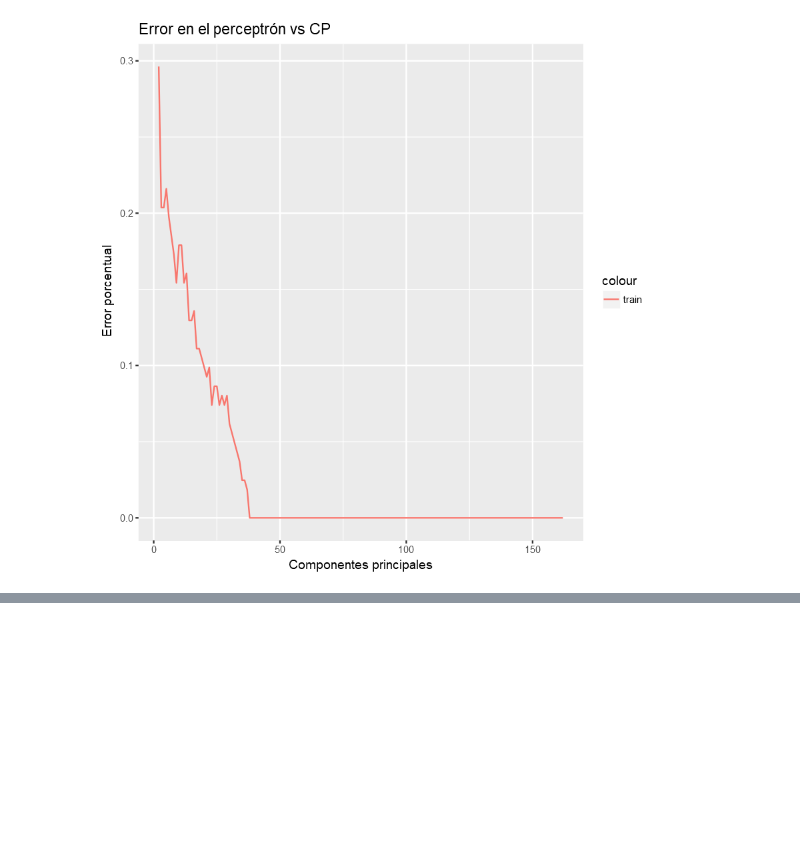
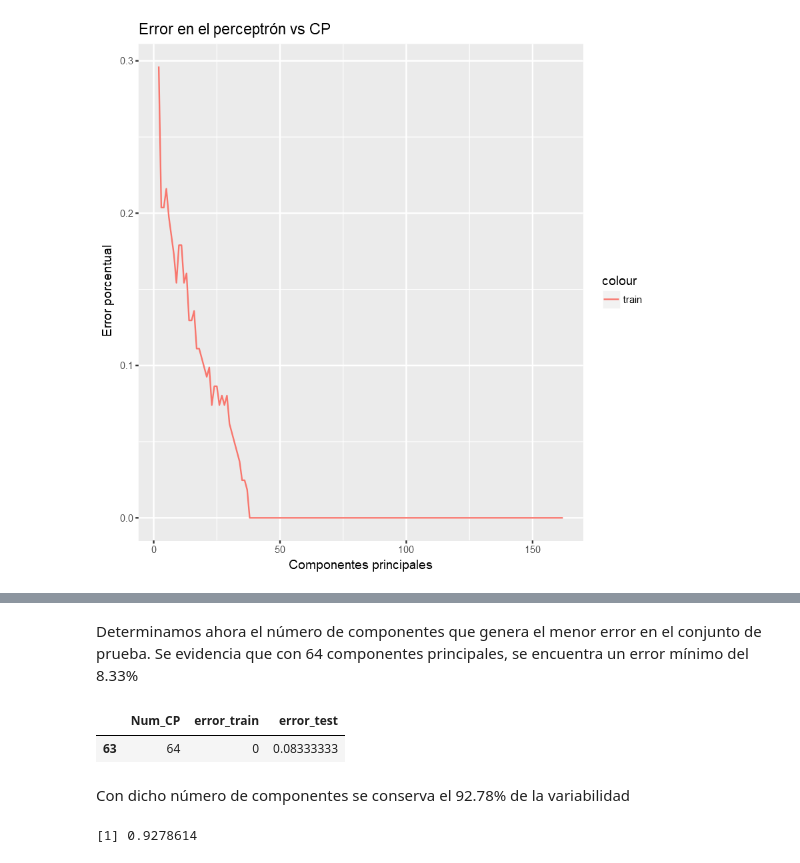
Before and after one commit to CamiloAguilar/Clasificador_Perros_gatos, a Jupyter notebook: Clasificador_CatDog.ipynb, the cells around one changed output, grey strips where cells are left out. Saved outputs shown, nothing was run; the diff lists cells and outputs as text; code cells hidden in the pictures; blank space fills up the shorter version.

```diff
--- a/Clasificador_CatDog.ipynb
+++ b/Clasificador_CatDog.ipynb
@@ -254,0 +315,15 @@ ggplot(data=tabla_res, aes(x=Num_CP, y=error_train, colour="train")) + geom_line
+# %% [markdown]
+Determinamos ahora el número de componentes que genera el menor error en el conjunto de prueba. Se evidencia que con 64 componentes principales, se encuentra un error mínimo del 8.33%
+# %%
+tabla_res[which.min(tabla_res$error_test), ]
+# %% [output]
+|  | Num_CP | error_train | error_test |
+| 63 | 64 | 0 | 0.08333333 |
+# %% [markdown]
+
+Con dicho número de componentes se conserva el 92.78% de la variabilidad
+# %%
+## Variabilidad ganada
+var_ganada[64]
+# %% [output]
+[1] 0.9278614
```
Also changed, not shown: parts of 5 cells of this notebook, 1 other file.
